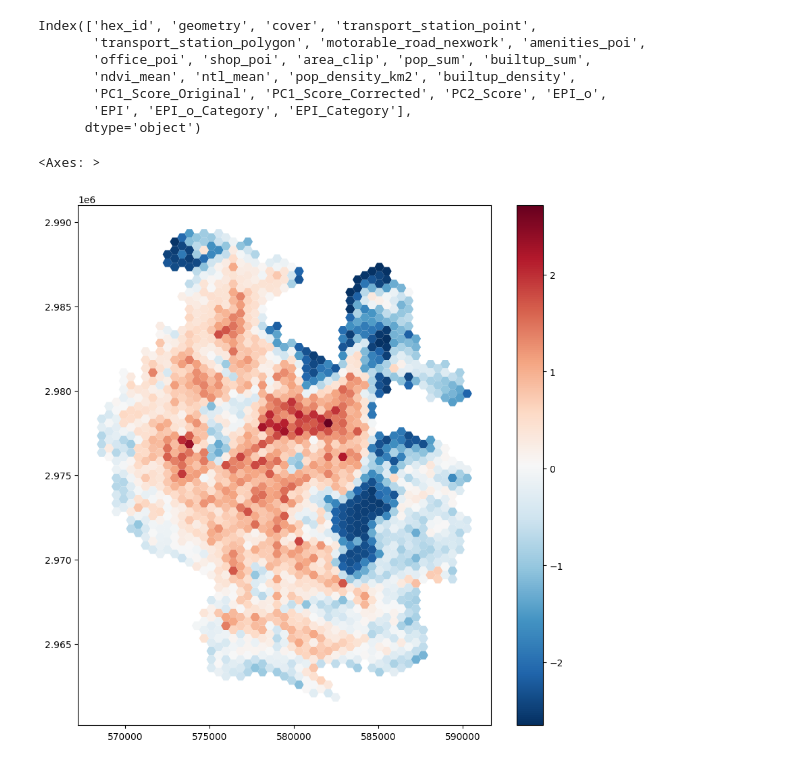
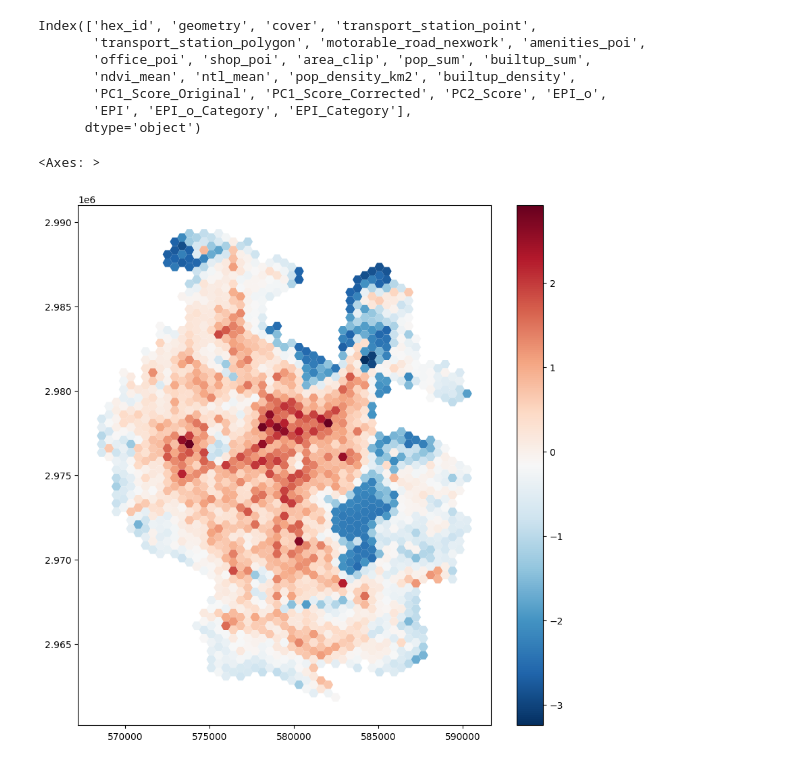
Before and after one commit to shaunhoang/mobility-dash, a Jupyter notebook: data-source/data-analysis/eai.ipynb, the cells around one changed output. Saved outputs shown, nothing was run; the diff lists cells and outputs as text; code cells hidden in the pictures.

```diff
--- a/data-source/data-analysis/eai.ipynb
+++ b/data-source/data-analysis/eai.ipynb
@@ -13,10 +13,10 @@ Index(['hex_id', 'geometry', 'cover', 'transport_station_point',
        'EPI', 'EPI_o_Category', 'EPI_Category'],
       dtype='object')
 # %%
-df.plot(column='EPI_o',cmap='RdBu_r', legend=True, figsize=(10, 10))
+df.plot(column='EPI',cmap='RdBu_r', legend=True, figsize=(10, 10))
 # %% [output]
 <Axes: >
-[figure, old version]
+[figure, new version]
 # %%
 # Scale to -1 to 1
 df['EPI_o'] = (df['EPI_o'] - df['EPI_o'].min()) / (df['EPI_o'].max() - df['EPI_o'].min()) * 2 - 1
```
Also changed, not shown: 10 other files.
